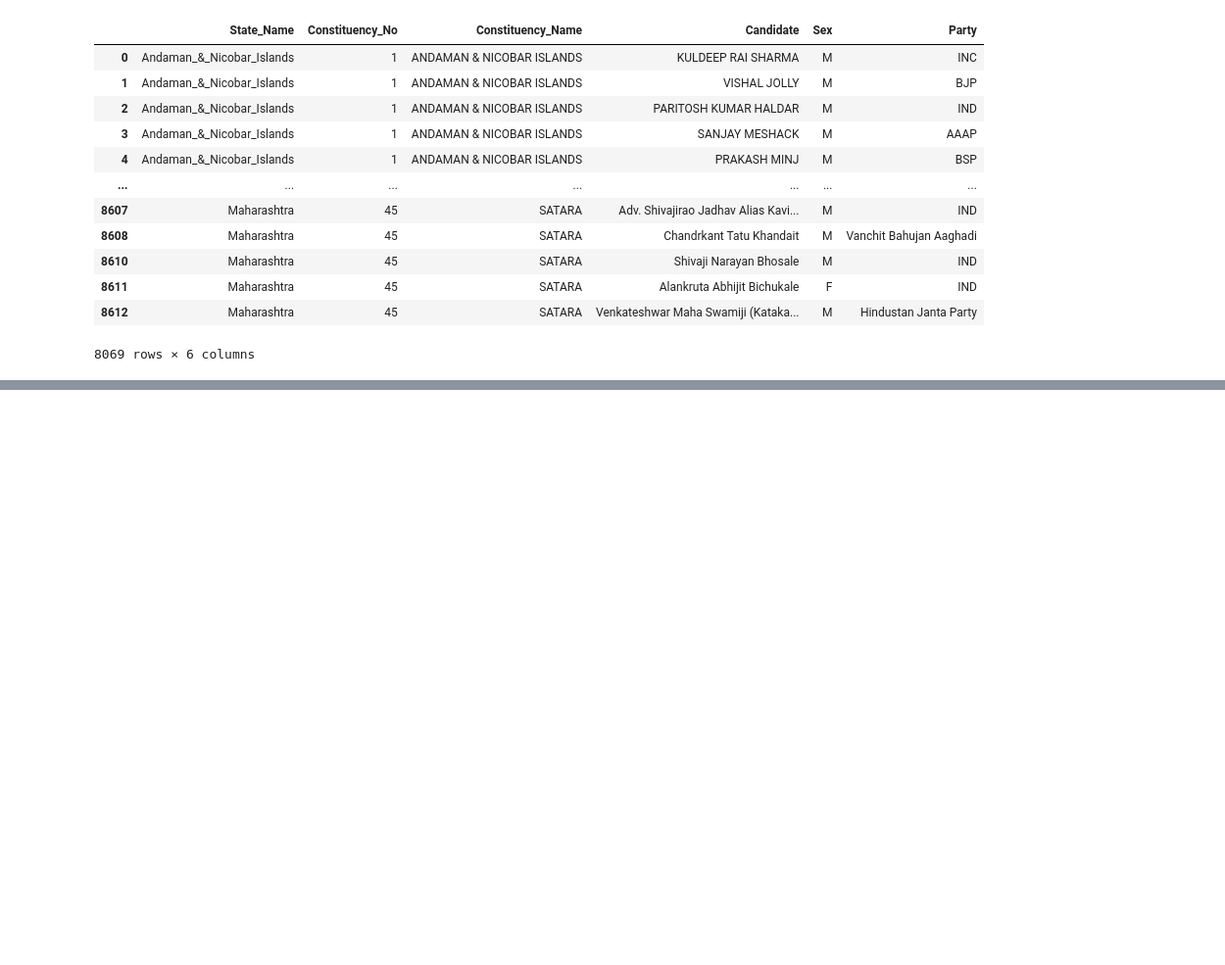
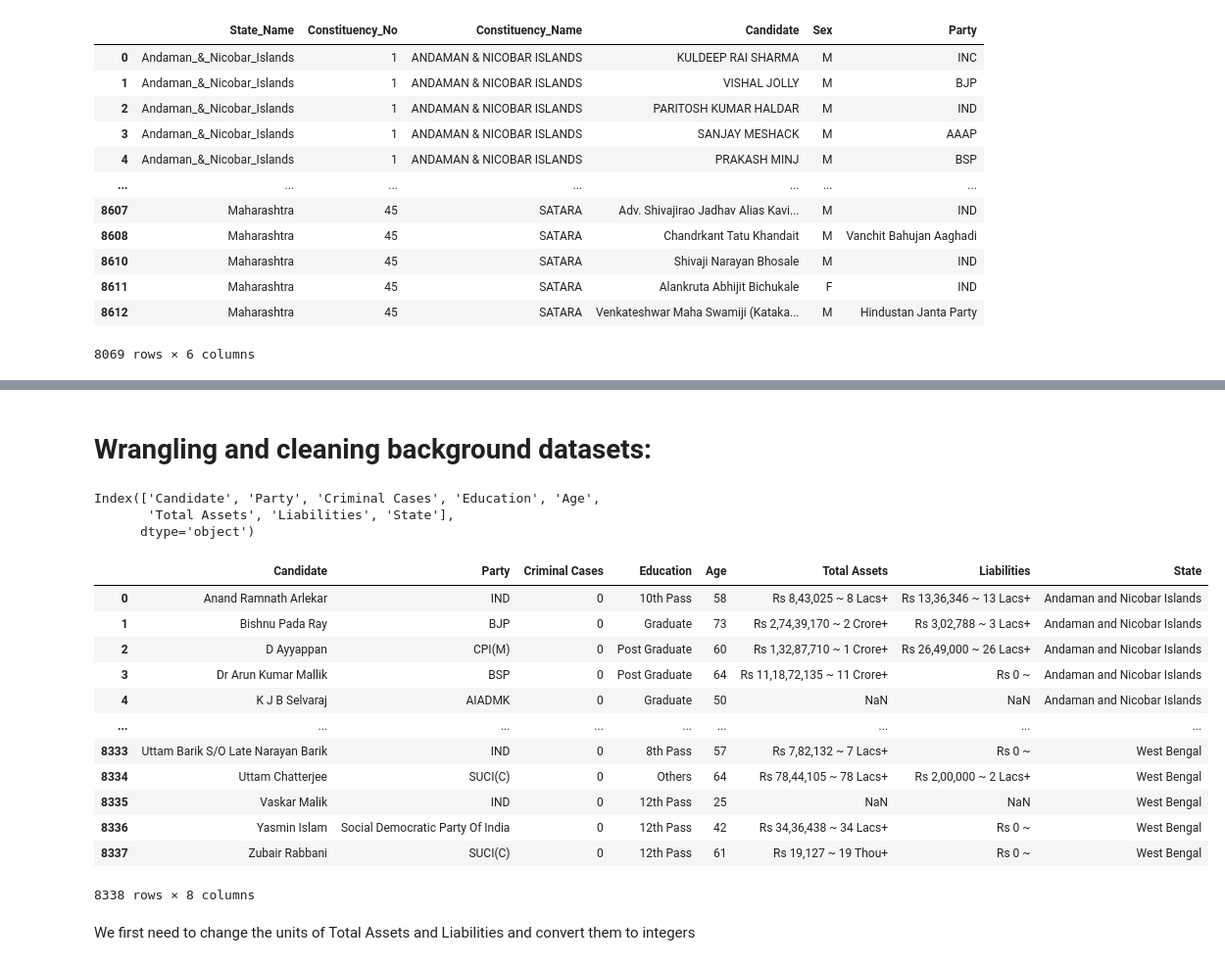
Before and after one commit to ujjwaltyagi2000/manthan, a Jupyter notebook: notebooks/4-data-cleaning.ipynb, the cells around one changed output, grey strips where cells are left out. Shown at 98% size. Drawn from its saved outputs; the diff is of its cells as text; code cells hidden in the pictures; blank space fills up the shorter version.

Commit message:
chore: columns of candidate lists 2024 and 2019 renamed for uniformity, feat: background data of 2024 cleaned

```diff
--- a/notebooks/4-data-cleaning.ipynb
+++ b/notebooks/4-data-cleaning.ipynb
@@ -638,2 +688,31 @@ See the caveats in the documentation: https://pandas.pydata.org/pandas-docs/stab
 # %%
 cand_list_2019.to_csv("../data/processed/candidates_list_2019.csv", index=False)
+# %% [markdown]
+# Wrangling and cleaning background datasets:
+# %%
+# Load the dataset
+cand_bg_2024 = pd.read_csv("../data/raw/candidate_background_2024.csv")
+# %%
+cand_bg_2024.columns
+# %% [output]
+Index(['Candidate', 'Party', 'Criminal Cases', 'Education', 'Age',
+       'Total Assets', 'Liabilities', 'State'],
+      dtype='object')
+# %%
+cand_bg_2024
+# %% [output]
+|  | Candidate | Party | Criminal Cases | Education | Age | Total Assets | Liabilities | State |
+| 0 | Anand Ramnath Arlekar | IND | 0 | 10th Pass | 58 | Rs 8,43,025 ~ 8 Lacs+ | Rs 13,36,346 ~ 13 Lacs+ | Andaman and Nicobar Islands |
+| 1 | Bishnu Pada Ray | BJP | 0 | Graduate | 73 | Rs 2,74,39,170 ~ 2 Crore+ | Rs 3,02,788 ~ 3 Lacs+ | Andaman and Nicobar Islands |
+| 2 | D Ayyappan | CPI(M) | 0 | Post Graduate | 60 | Rs 1,32,87,710 ~ 1 Crore+ | Rs 26,49,000 ~ 26 Lacs+ | Andaman and Nicobar Islands |
+| 3 | Dr Arun Kumar Mallik | BSP | 0 | Post Graduate | 64 | Rs 11,18,72,135 ~ 11 Crore+ | Rs 0 ~ | Andaman and Nicobar Islands |
+| 4 | K J B Selvaraj | AIADMK | 0 | Graduate | 50 | NaN | NaN | Andaman and Nicobar Islands |
+| ... | ... | ... | ... | ... | ... | ... | ... | ... |
+| 8333 | Uttam Barik S/O Late Narayan Barik | IND | 0 | 8th Pass | 57 | Rs 7,82,132 ~ 7 Lacs+ | Rs 0 ~ | West Bengal |
+| 8334 | Uttam Chatterjee | SUCI(C) | 0 | Others | 64 | Rs 78,44,105 ~ 78 Lacs+ | Rs 2,00,000 ~ 2 Lacs+ | West Bengal |
+| 8335 | Vaskar Malik | IND | 0 | 12th Pass | 25 | NaN | NaN | West Bengal |
+| 8336 | Yasmin Islam | Social Democratic Party Of India | 0 | 12th Pass | 42 | Rs 34,36,438 ~ 34 Lacs+ | Rs 0 ~ | West Bengal |
+| 8337 | Zubair Rabbani | SUCI(C) | 0 | 12th Pass | 61 | Rs 19,127 ~ 19 Thou+ | Rs 0 ~ | West Bengal |
+8338 rows × 8 columns
+# %% [markdown]
+We first need to change the units of Total Assets and Liabilities and convert them to integers
```
Also changed, not shown: parts of 9 cells of this notebook, 3 other files.
